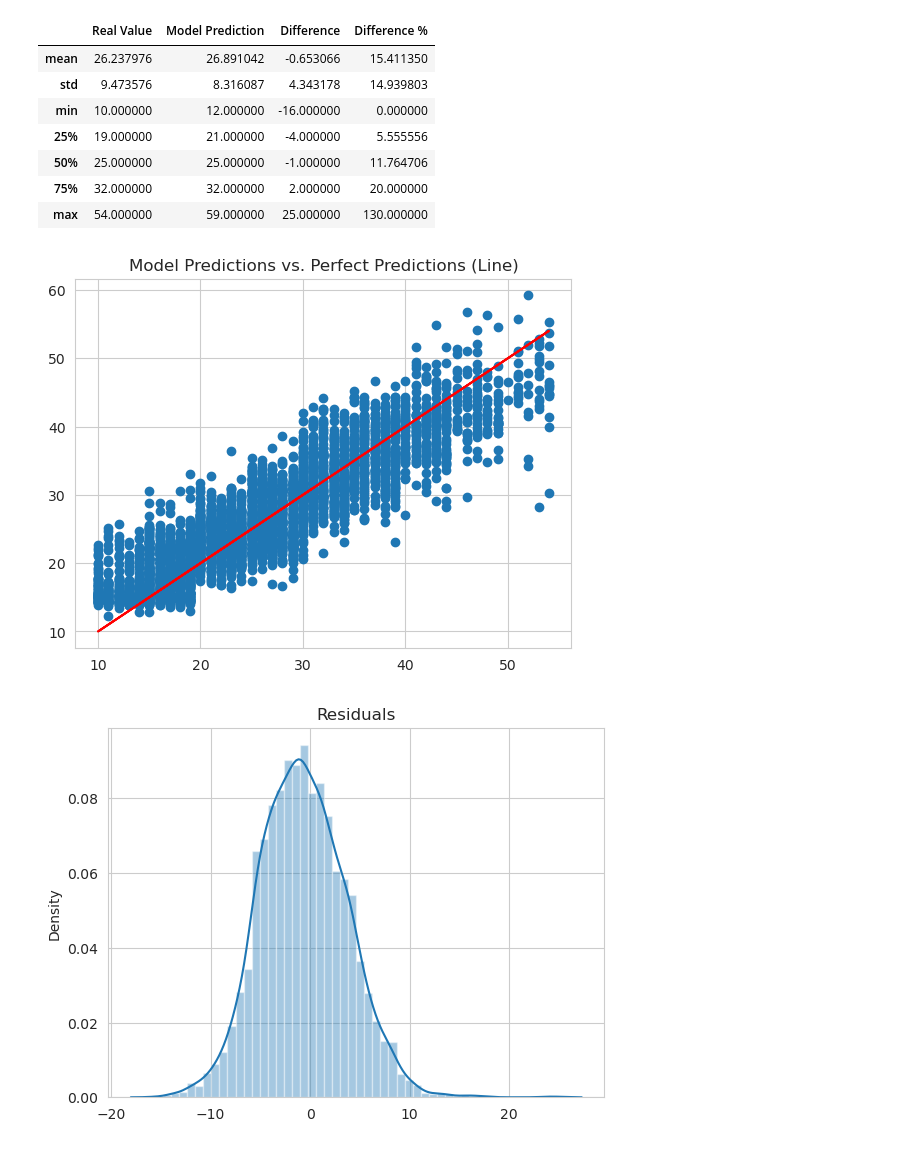
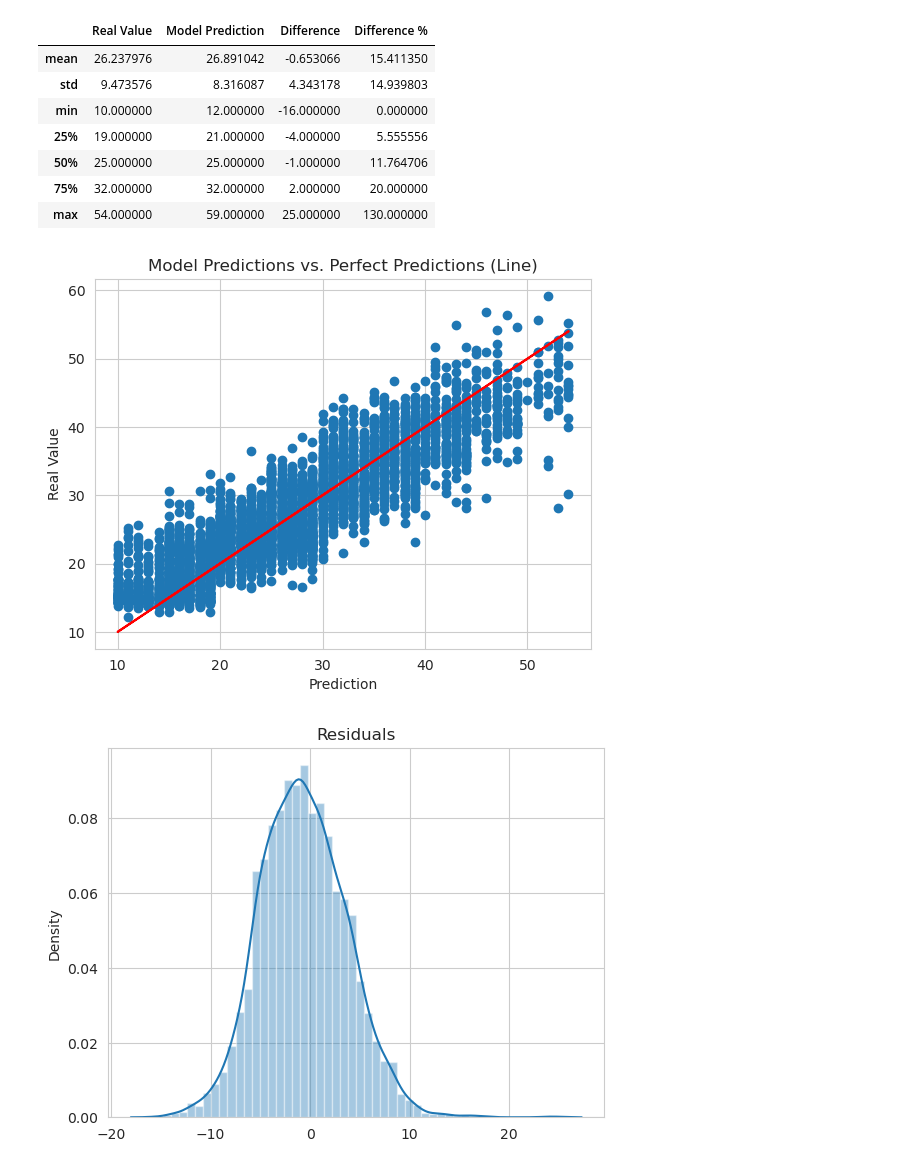
Before and after one commit to liamarguedas/uber-eats-delivery-time, a Jupyter notebook: notebooks/machine-learning-modeling.ipynb, the cells around one changed output. Saved outputs shown, nothing was run; the diff lists cells and outputs as text; code cells hidden in the pictures.

```diff
--- a/notebooks/machine-learning-modeling.ipynb
+++ b/notebooks/machine-learning-modeling.ipynb
@@ -333,12 +328,14 @@ ComparationTable.describe()[1:]
 # %%
 # Our predictions
 plt.scatter(y_test, predictions)
 
 # Perfect predictions
 plt.plot(y_test, y_test, 'r')
+plt.ylabel('Real Value')
+plt.xlabel('Prediction')
 plt.title('Model Predictions vs. Perfect Predictions (Line)');
 # %% [output]
-[figure, old version]
+[figure, new version]
 # %%
 errors = y_test.values.reshape(4387, 1) - predictions
 sns.distplot(errors)
```
Also changed, not shown: parts of 10 cells of this notebook.
